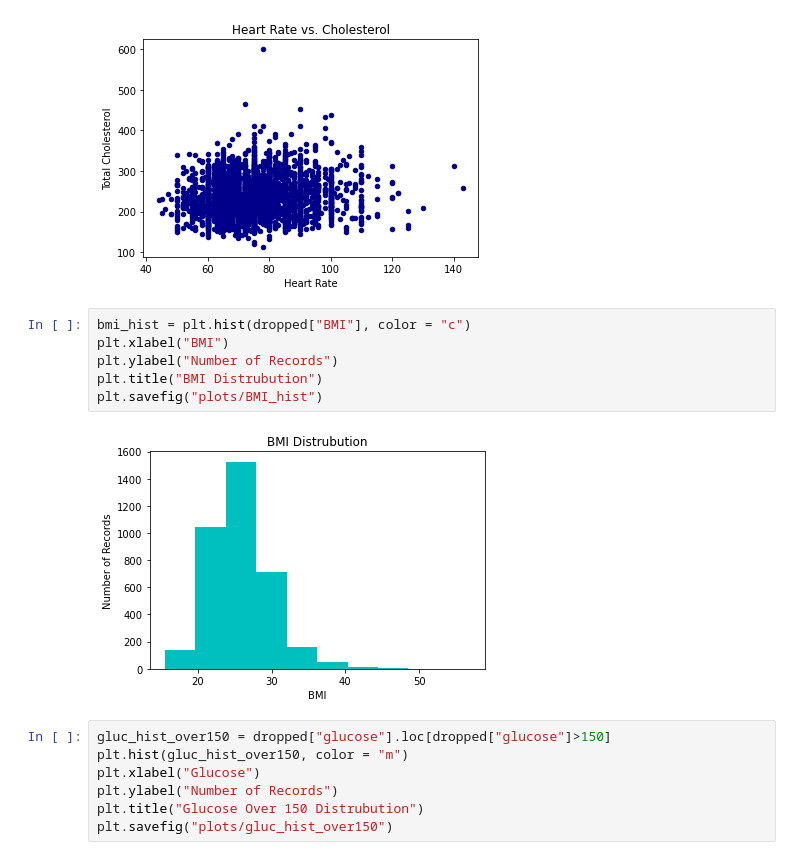
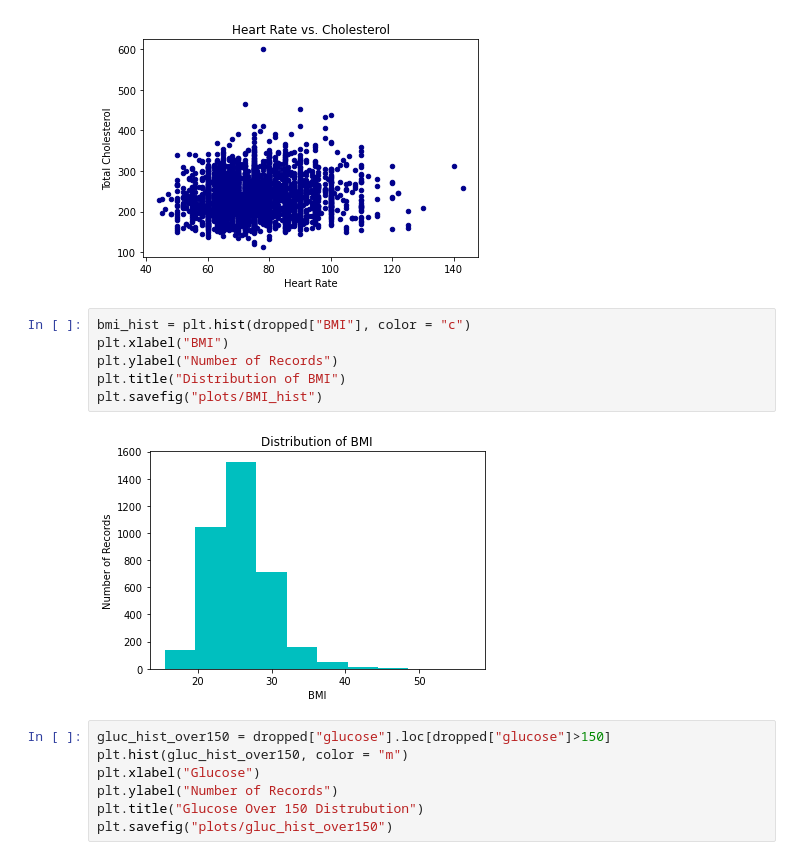
Before and after one commit to elisabethvirak/Coronary_Heart_Disease, a Jupyter notebook: exploratory_plots.ipynb, the cells around one changed output. Cells and saved outputs as stored; diff of their text form.

Commit message:
updated plots

```diff
--- a/exploratory_plots.ipynb
+++ b/exploratory_plots.ipynb
@@ -99,11 +99,11 @@ plt.savefig("plots/Heartrate_Cholesterol")
 # %%
 bmi_hist = plt.hist(dropped["BMI"], color = "c")
 plt.xlabel("BMI")
 plt.ylabel("Number of Records")
-plt.title("BMI Distrubution")
+plt.title("Distribution of BMI")
 plt.savefig("plots/BMI_hist")
 # %% [output]
-[figure, old version]
+[figure, new version]
 # %%
 gluc_hist_over150 = dropped["glucose"].loc[dropped["glucose"]>150]
 plt.hist(gluc_hist_over150, color = "m")
```
Also changed, not shown: 1 other file.
